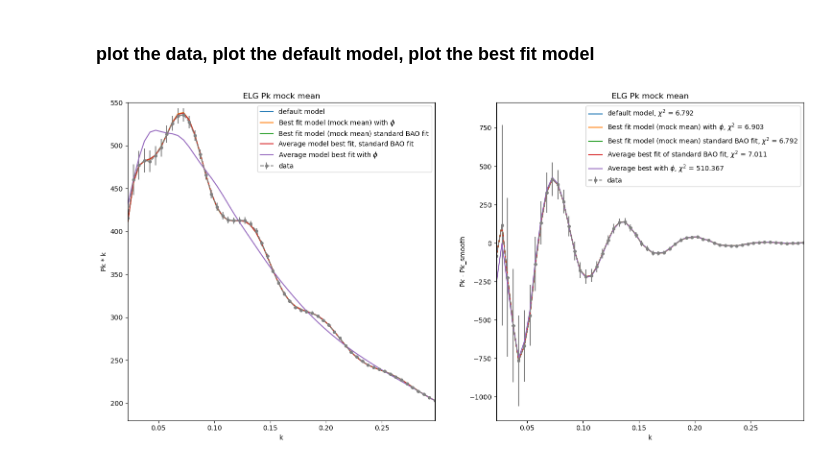
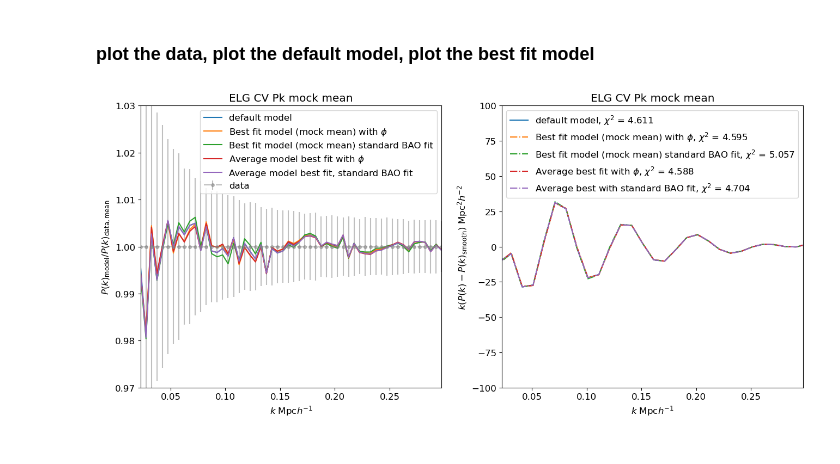
Before and after one commit to abbew25/Barry, a Jupyter notebook: investigations/testing_fits_withphaseshiftNeff.ipynb, the cells around one changed output. Cells and saved outputs as stored; diff of their text form; code cells hidden in the pictures.

```diff
--- a/investigations/testing_fits_withphaseshiftNeff.ipynb
+++ b/investigations/testing_fits_withphaseshiftNeff.ipynb
@@ -88,7 +88,7 @@ model = PowerBeutler2017(
                 recon='sym',
                 isotropic=False,
                 n_poly=6,                                 # 6 polynomial terms for P(k)
-                vary_phase_shift_neff=True,
+                #vary_phase_shift_neff=True,
                 use_classorcamb='CLASS',
                 dilate_smooth=True,
                 marg='full'
@@ -154,4 +154,9 @@ new_chi_squared_default, dof, bband, mods_default, smooths_default = model.get_m
 print(new_chi_squared_default)
 
 plt.plot(dataset_pk.ks, dataset_pk.data[:,0]-smooths_default[0][0])
+
+print(params_dict)
+
+interpdefmod = CubicSpline(dataset_pk.ks, mods_default[0][0])
+interpdefsmooth = CubicSpline(dataset_pk.ks, smooths_default[0][0])
 # %% [output]
@@ -170,6 +175,7 @@ if not CV:
                     isotropic=False,                          # Analytic marginalisation
                     n_poly=6,                                 # 6 polynomial terms for P(k)
                     vary_phase_shift_neff=True,
+                    dilate_smooth=True,
                     use_classorcamb='CLASS',
                     marg='full',
     )
@@ -221,7 +227,8 @@ if CV:
                     n_poly=6,                                 # 6 polynomial terms for P(k)
                     vary_phase_shift_neff=True,
                     use_classorcamb='CLASS',
-                    marg='full'
+                    marg='full',
+                    dilate_smooth=True
     )
     sigma_nl_par = {None: 8.35, "sym": 5.452}
     sigma_nl_perp = {None: 4.35, "sym": 1.551}
@@ -266,6 +273,10 @@ if CV:
 #modelBF.plot(params_dict)
 
 print(new_chi_squared_BF)
+print(params_dict)
 
 plt.plot(dataset_pk.ks, dataset_pk.data[:,0]-smooths_BF[0][0])
+
+interpBFmod = CubicSpline(dataset_pk.ks, modsBF[0][0])
+interpBFsmooth = CubicSpline(dataset_pk.ks, smooths_BF[0][0])
 # %% [output]
@@ -282,6 +293,7 @@ if not CV:
                     isotropic=False,                          # Analytic marginalisation
                     n_poly=6,                                 # 6 polynomial terms for P(k)
                     marg='full',
+                    dilate_smooth=True
     )
 
     sigma_nl_par = {None: 8.35, "sym": 5.302}
@@ -327,6 +339,7 @@ if CV:
                     isotropic=False,                          # Analytic marginalisation
                     n_poly=6,                                 # 6 polynomial terms for P(k)
                     marg='full',
+                    dilate_smooth=True
     )
 
     sigma_nl_par = {None: 8.35, "sym": 5.148}
@@ -370,4 +383,7 @@ if CV:
 print(new_chi_squared_BF2)
 
 plt.plot(dataset_pk.ks, dataset_pk.data[:,0]-smooths_BF2[0][0])
+
+interpBF2mod = CubicSpline(dataset_pk.ks, modsBF2[0][0])
+interpBF2smooth = CubicSpline(dataset_pk.ks, smooths_BF2[0][0])
 # %% [output]
@@ -561,53 +695,87 @@ from scipy.interpolate import CubicSpline
 # chi_square_av = np.sum( (( av_pk_vals - dataset_pk.data[:,0]/pk_smooth_data ) ** 2) / ((err/pk_smooth_data)**2) )
 
 
 # reduced_chisquare_default = chi_square_default/ (len(dataset_pk.ks - 7.0 ))
 # reduced_chisquare_bestfit = chi_square_bestfit/ (len(dataset_pk.ks - 7.0 ))
 # reduced_chisquare_bestfit_2 = chi_square_bestfit_2/ (len(dataset_pk.ks - 6.0 ))
 # reduced_chisquare_av_2 = chi_square_av_2/ (len(dataset_pk.ks - 6.0 ))
 # reduced_chisquare_av = chi_square_av/ (len(dataset_pk.ks - 6.0 ))
 
 
 f, (ax1, ax2) = plt.subplots(1,2, sharex=True)
 
+plt.rcParams['font.size'] = 12
+# ax1.errorbar(dataset_pk.ks, dataset_pk.data[:,0] * dataset_pk.ks**2, err * dataset_pk.ks**2,
+#              label='data', color='grey', linestyle='-.', alpha=0.5,
+#     markersize = 4, marker='o')
+# ax1.plot(dataset_pk.ks, mods_default[0][0] * dataset_pk.ks**2, label=r'default model')
+# ax1.plot(dataset_pk.ks, modsBF[0][0] * dataset_pk.ks**2, label=r'Best fit model (mock mean) with $\phi$')
+# ax1.plot(dataset_pk.ks, modsBF2[0][0] * dataset_pk.ks**2, label=r'Best fit model (mock mean) standard BAO fit')
+# ax1.plot(dataset_pk.ks, modsav[0][0] * dataset_pk.ks**2, label=r'Average model best fit with $\phi$')
+# ax1.plot(dataset_pk.ks, modsav2[0][0] * dataset_pk.ks**2, label=r'Average model best fit, standard BAO fit')
 
-ax1.errorbar(dataset_pk.ks, dataset_pk.data[:,0] * dataset_pk.ks, err * dataset_pk.ks,
-             label='data', color='grey', linestyle='--',
+#ks = np.logspace(-3, 2, 100, base=10)
+ks = np.linspace(1e-3, 10, 1000)
+
+
+
+# ax1.errorbar(dataset_pk.ks, dataset_pk.data[:,0] /dataset_pk.data[:,0], err/dataset_pk.data[:,0] ,
+#              label='data', color='grey', linestyle='-.', alpha=0.5,
+#     markersize = 4, marker='o')
+# ax1.plot(dataset_pk.ks, mods_default[0][0] /dataset_pk.data[:,0], label=r'default model')
+# ax1.plot(dataset_pk.ks, modsBF[0][0] /dataset_pk.data[:,0], label=r'Best fit model (mock mean) with $\phi$')
+# ax1.plot(dataset_pk.ks, modsBF2[0][0] /dataset_pk.data[:,0], label=r'Best fit model (mock mean) standard BAO fit')
+# ax1.plot(dataset_pk.ks, modsav[0][0] /dataset_pk.data[:,0], label=r'Average model best fit with $\phi$')
+# ax1.plot(dataset_pk.ks, modsav2[0][0] /dataset_pk.data[:,0], label=r'Average model best fit, standard BAO fit')
+
+ax1.errorbar(dataset_pk.ks, dataset_pk.data[:,0] /dataset_pk.data[:,0], err/dataset_pk.data[:,0] ,
+             label='data', color='grey', linestyle='-.', alpha=0.5,
     markersize = 4, marker='o')
-ax1.plot(dataset_pk.ks, mods_default[0][0] * dataset_pk.ks, label=r'default model')
-ax1.plot(dataset_pk.ks, modsBF[0][0] * dataset_pk.ks, label=r'Best fit model (mock mean) with $\phi$')
-ax1.plot(dataset_pk.ks, modsBF2[0][0] * dataset_pk.ks, label=r'Best fit model (mock mean) standard BAO fit')
-ax1.plot(dataset_pk.ks, modsav[0][0] * dataset_pk.ks, label=r'Average model best fit, standard BAO fit')
-ax1.plot(dataset_pk.ks, modsav2[0][0] * dataset_pk.ks, label=r'Average model best fit with $\phi$')
+ax1.plot(dataset_pk.ks, mods_default[0][0] /dataset_pk.data[:,0], label=r'default model')
+ax1.plot(dataset_pk.ks, modsBF[0][0] /dataset_pk.data[:,0], label=r'Best fit model (mock mean) with $\phi$')
+ax1.plot(dataset_pk.ks, modsBF2[0][0] /dataset_pk.data[:,0], label=r'Best fit model (mock mean) standard BAO fit')
+ax1.plot(dataset_pk.ks, modsav[0][0] /dataset_pk.data[:,0], label=r'Average model best fit with $\phi$')
+ax1.plot(dataset_pk.ks, modsav2[0][0] /dataset_pk.data[:,0], label=r'Average model best fit, standard BAO fit')
 
 ax1.legend()
 ax1.set_title("ELG Pk mock mean")
 if CV:
     ax1.set_title("ELG CV Pk mock mean")
 ax1.set_xlim(np.min(dataset_pk.ks), np.max(dataset_pk.ks))
-ax1.set_ylim(180, 550)
 
-ax1.set_ylabel('Pk * k')
-ax1.set_xlabel('k')
+ax1.set_ylim(0.97, 1.03)
 
-ax2.errorbar(dataset_pk.ks, dataset_pk.data[:,0]-smooths_default[0][0], err, label='data', color='grey', linestyle='--',
-    markersize = 4, marker='o')
 
-ax2.plot(dataset_pk.ks, dataset_pk.data[:,0]-smooths_default[0][0], label=r'default model, $\chi^2$ = %.3f' % new_chi_squared_default)
-ax2.plot(dataset_pk.ks, dataset_pk.data[:,0]-smooths_BF[0][0], label=r'Best fit model (mock mean) with $\phi$, $\chi^2$ = %.3f' % new_chi_squared_BF)
-ax2.plot(dataset_pk.ks, dataset_pk.data[:,0]-smooths_BF2[0][0], label=r'Best fit model (mock mean) standard BAO fit, $\chi^2$ = %.3f' % new_chi_squared_BF2)
-ax2.plot(dataset_pk.ks, dataset_pk.data[:,0]-smooths_av[0][0], label=r'Average best fit of standard BAO fit, $\chi^2$ = %.3f' % new_chi_squared_av)
-ax2.plot(dataset_pk.ks, dataset_pk.data[:,0]-smooths_av2[0][0], label=r'Average best with $\phi$, $\chi^2$ = %.3f' % new_chi_squared_av2)
+ax1.set_ylabel(r'$P(k)_{\mathrm{model}}/ P(k)_{\mathrm{data,mean}}$')
+ax1.set_xlabel(r'$k$ $\mathrm{Mpc} h^{-1}$')
+
+# ax2.errorbar(dataset_pk.ks, dataset_pk.data[:,0]-smooths_default[0][0], err, label='data', color='grey', linestyle='--',
+#     markersize = 4, marker='o', alpha=0.5)
+
+ax2.plot(ks, (interpdefmod(ks)-interpdefsmooth(ks))*ks, label=r'default model, $\chi^2$ = %.3f' % new_chi_squared_default)
+# ax2.plot(dataset_pk.ks, dataset_pk.data[:,0]-smooths_BF[0][0], label=r'Best fit model (mock mean) with $\phi$, $\chi^2$ = %.3f' % new_chi_squared_BF)
+# ax2.plot(dataset_pk.ks, dataset_pk.data[:,0]-smooths_BF2[0][0], label=r'Best fit model (mock mean) standard BAO fit, $\chi^2$ = %.3f' % new_chi_squared_BF2)
+# ax2.plot(dataset_pk.ks, dataset_pk.data[:,0]-smooths_av[0][0], label=r'Average best fit with $\phi$, $\chi^2$ = %.3f' % new_chi_squared_av)
+# ax2.plot(dataset_pk.ks, dataset_pk.data[:,0]-smooths_av2[0][0], label=r'Average best with standard BAO fit, $\chi^2$ = %.3f' % new_chi_squared_av2)
+
+ax2.plot(ks, (interpBFmod(ks)-interpBFsmooth(ks))*ks, linestyle='-.', label=r'Best fit model (mock mean) with $\phi$, $\chi^2$ = %.3f' % new_chi_squared_BF)
+ax2.plot(ks, (interpBF2mod(ks)-interpBF2smooth(ks))*ks, linestyle='-.',label=r'Best fit model (mock mean) standard BAO fit, $\chi^2$ = %.3f' % new_chi_squared_BF2)
+ax2.plot(ks, (interpavmod(ks)-interpavsmooth(ks))*ks, linestyle='-.',label=r'Average best fit with $\phi$, $\chi^2$ = %.3f' % new_chi_squared_av)
+ax2.plot(ks, (interpav2mod(ks)-interpav2smooth(ks))*ks, linestyle='-.', label=r'Average best with standard BAO fit, $\chi^2$ = %.3f' % new_chi_squared_av2)
 
 ax2.legend()
 ax2.set_title("ELG Pk mock mean")
 if CV:
     ax2.set_title("ELG CV Pk mock mean")
-ax2.set_xlim(np.min(dataset_pk.ks), np.max(dataset_pk.ks))
-ax2.set_ylabel('Pk - Pk_smooth')
-ax2.set_xlabel('k')
+#ax2.set_xlim(np.min(dataset_pk.ks), np.max(dataset_pk.ks))
+ax2.set_ylabel(r'$k(P(k) - P(k)_{\mathrm{smooth}})$ $\mathrm{Mpc}^2 h^{-2}$')
+ax2.set_xlabel(r'$k$ $\mathrm{Mpc} h^{-1}$')
+#ax1.set_xscale('log', base=np.e)
+#ax2.set_xscale('log')
+#ax2.set_ylim(np.min(interpdefmod(ks)-interpdefsmooth(ks)), np.max(interpdefmod(ks)-interpdefsmooth(ks)))
+ax2.set_ylim(-100, 100)
 
-plt.subplots_adjust(right=2, left=-0.2, bottom =-0.5)
-# plt.show()
+plt.subplots_adjust(right=1.9, left=-0.0, bottom =-0.2)
+plt.show()
 # %% [output]
-[figure, old version]
+[figure, new version]
```
Also changed, not shown: parts of 8 cells of this notebook, 5 other files.
